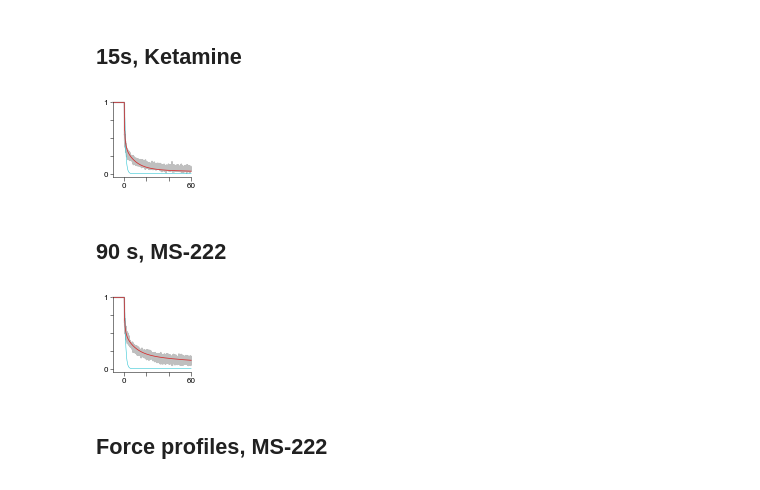
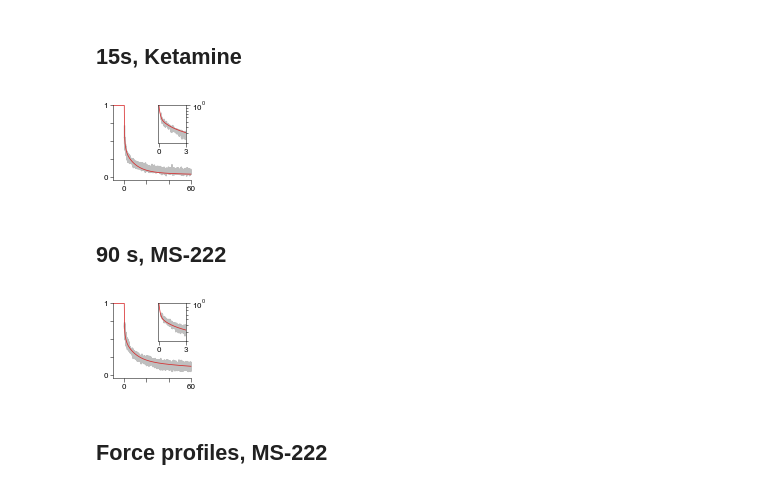
Before and after one commit to goldman-lab/oculomotor-response-timescales, a Jupyter notebook: analysis/anesthetized/anesthetized-deconv.ipynb, the cells around one changed output. Saved outputs shown, nothing was run; the diff lists cells and outputs as text; code cells hidden in the pictures.

```diff
--- a/analysis/anesthetized/anesthetized-deconv.ipynb
+++ b/analysis/anesthetized/anesthetized-deconv.ipynb
@@ -128,7 +128,7 @@ for i in range(len(ms222_traces)):
     timeconstants = fit_fits[num_components-1,0][best_trace_ind, num_components:]
 
     # load coefficients from linear blind deconvolution
-    deconv_file = sio.loadmat('deconv/results/MS-222/'+trace+'/distributed/linear.mat')
+    deconv_file = sio.loadmat('deconv/results/MS-222/distributed/'+trace+'.mat')
     best_plants_ms222[i,:] = np.concatenate((deconv_file['c'][0], timeconstants))
     aucs_ms222[i,:] = calculateAUC(best_plants_ms222[i,:], T=60, normalized=True)
 # %%
@@ -145,7 +145,7 @@ for i in range(len(ketamine_traces)):
     timeconstants = fit_fits[num_components-1,0][best_trace_ind, num_components:]
 
     # load coefficients from linear blind deconvolution
-    deconv_file = sio.loadmat('deconv/results/Ketamine/'+trace+'/distributed/linear.mat')
+    deconv_file = sio.loadmat('deconv/results/Ketamine/distributed/'+trace+'.mat')
     best_plants_ketamine[i,:] = np.concatenate((deconv_file['c'][0], timeconstants))
     aucs_ketamine[i,:] = calculateAUC(best_plants_ketamine[i,:], T=60, normalized=True)
 # %% [markdown]
@@ -465,8 +503,8 @@ pe_short_deconv_pre = np.ones(len(trange_short_deconv_pre))
 trange_long_deconv_pre = np.arange(0, long_duration, 72*2e-4)
 pe_long_deconv_pre = np.ones(len(trange_long_deconv_pre))
 
-trange_short_deconv = np.concatenate((trange_short_deconv_pre, short_duration+trange_deconv_mid, short_duration+0.2304+trange[1:]))
-trange_long_deconv = np.concatenate((trange_long_deconv_pre, long_duration+trange_deconv_mid, long_duration+0.2304+trange[1:]))
+trange_short_deconv = np.concatenate((trange_short_deconv_pre, short_duration+trange_deconv_mid, short_duration+trange[1:]))
+trange_long_deconv = np.concatenate((trange_long_deconv_pre, long_duration+trange_deconv_mid, long_duration+trange[1:]))
 
 pe_short_deconv = np.concatenate((pe_short_deconv_pre, pe_short_deconv_mid, pe_short[1:]))
 pe_long_deconv = np.concatenate((pe_long_deconv_pre, pe_long_deconv_mid, pe_long[1:]))
@@ -483,7 +521,7 @@ f_best_long[:len(pe_long_deconv_pre)] = deconvolveEyePos(trange_long_deconv_pre,
 reconstr_best_long = 72*2e-4*np.convolve(plant_model_best_long, f_best_long)[:len(plant_model_best_long)]
 
 # Fast reconstruction
-deconv_file_fast = sio.loadmat('deconv/results/Ketamine/'+ketamine_traces[fish_num]+'/fast/linear.mat')
+deconv_file_fast = sio.loadmat('deconv/results/Ketamine/fast/'+ketamine_traces[fish_num]+'.mat')
 timeconstants_fast = np.sort(best_fits[0,4:])[-2:]
 fast_plant = np.concatenate((deconv_file_fast['c'][0], timeconstants_fast))
 plant_model_fast_short = fitting_functions.exponentialModel(trange_short_deconv, fast_plant)
@@ -503,27 +541,45 @@ trange_long_plot = np.concatenate((trange_long_deconv_pre, long_duration+trange[
 pe_long_plot = np.concatenate((pe_long_deconv_pre, pe_long[1:]))
 # %% [markdown]
 ## 15s, Ketamine
+# %%
+dt = 72*2e-4
+
+t_start_example_full = len(trange_short_deconv_pre)-1
+t_final_plot = int(3/dt)
+t_final_example_full = t_start_example_full + int(3/dt)
 # %%
 fig = plt.figure(figsize=(1.3,1.3))
 ax = plt.gca() # plt.subplot(1,2,1)
 ax.spines['right'].set_visible(False)
 ax.spines['top'].set_visible(False)
 
-plt.plot(trange_short_plot[348:]-15, pe_short_plot[348:], color=(0.75, 0.75, 0.75, 1),clip_on=False)
-plt.plot(trange_short_deconv[348:]-15, reconstr_fast_short[348:],c='C9', linewidth=0.5, clip_on=False)
+plt.plot(trange[1:], pe_short[1:], color=(0.75, 0.75, 0.75, 1),clip_on=False)
+# plt.plot(trange_short_deconv[348:]-15, reconstr_fast_short[348:],c='C9', linewidth=0.5, clip_on=False)
 plt.plot(trange_short_deconv[348:]-15, reconstr_best_short[348:], c='C3', clip_on=False, linewidth=0.75)
-
 
 plt.xlim([-10, 60])
 plt.ylim([-0.05,1])
 
 ax.set_xticks([0, 20, 40, 60])
 ax.set_xticklabels([0, '','',60])
 ax.set_yticks(np.linspace(0, 1, 5))
 ax.set_yticklabels([0, '','','',1])
 
+ax1 = plt.axes([.6, .58, 0.3, .4])
+plt.yscale('log')
+plt.plot(trange[1:t_final_plot], pe_short[1:t_final_plot], color=(0.75,)*3)
+# plt.plot(trange_short_deconv[t_start_example_full:t_final_example_full]-15, reconstr_fast_short[t_start_example_full:t_final_example_full],c='C9', linewidth=0.5)
+plt.plot(trange_short_deconv[t_start_example_full:t_final_example_full]-15, reconstr_best_short[t_start_example_full:t_final_example_full], c='C3', linewidth=0.75)
+
+ax1.set_ylim([2e-1, 1])
+ax1.set_xlim([-0.1, 3])
+ax1.set_yticklabels([],minor=True)
+ax1.yaxis.tick_right()
+ax1.set_xticks([0,3])
+ax1.set_xticklabels([0,3])
+
 plt.subplots_adjust(left = 0.12, top = 0.98, bottom=0.18, right=0.95, wspace=0.3)
 # %% [output]
-[figure, old version]
+[figure, new version]
 # %% [markdown]
 ## 90 s, MS-222
@@ -533,10 +593,9 @@ ax = plt.gca() # plt.subplot(1,2,1)
 ax.spines['right'].set_visible(False)
 ax.spines['top'].set_visible(False)
 
-plt.plot(trange_long_plot[5556:]-90, pe_long_plot[5556:], color=(0.75, 0.75, 0.75, 1),clip_on=False)
-plt.plot(trange_long_deconv[5556:]-90, reconstr_fast_long[5556:],c='C9', linewidth=0.5, clip_on=False)
+plt.plot(trange[1:], pe_long[1:], color=(0.75, 0.75, 0.75, 1),clip_on=False)
+# plt.plot(trange_long_deconv[5556:]-90, reconstr_fast_long[5556:],c='C9', linewidth=0.5, clip_on=False)
 plt.plot(trange_long_deconv[5556:]-90, reconstr_best_long[5556:], c='C3', clip_on=False, linewidth=0.75)
-
 
 plt.xlim([-10, 60])
 plt.ylim([-0.05,1])
@@ -546,9 +605,23 @@ ax.set_xticklabels([0, '','',60])
 ax.set_yticks(np.linspace(0, 1, 5))
 ax.set_yticklabels([0, '','','',1])
 
+ax1 = plt.axes([.6, .58, 0.3, .4])
+plt.yscale('log')
+plt.plot(trange[1:t_final_plot], pe_long[1:t_final_plot], color=(0.75,)*3)
+# plt.plot(trange_long_deconv[t_start_example_full:t_final_example_full]-90, reconstr_fast_long[t_start_example_full:t_final_example_full],c='C9', linewidth=0.5)
+plt.plot(trange_long_deconv[t_start_example_full:t_final_example_full]-90, reconstr_best_long[t_start_example_full:t_final_example_full], c='C3', linewidth=0.75)
+
+ax1.set_ylim([3e-1, 1])
+ax1.set_xlim([-0.1, 3])
+ax1.set_yticklabels([],minor=True)
+ax1.yaxis.tick_right()
+ax1.set_xticks([0,3])
+ax1.set_xticklabels([0,3])
+
+
 plt.subplots_adjust(left = 0.12, top = 0.98, bottom=0.18, right=0.95, wspace=0.3)
 # %% [output]
-[figure, old version]
+[figure, new version]
 # %% [markdown]
 ## Force profiles, MS-222
 # %%
```
Also changed, not shown: parts of 6 cells of this notebook, 7 other files.
